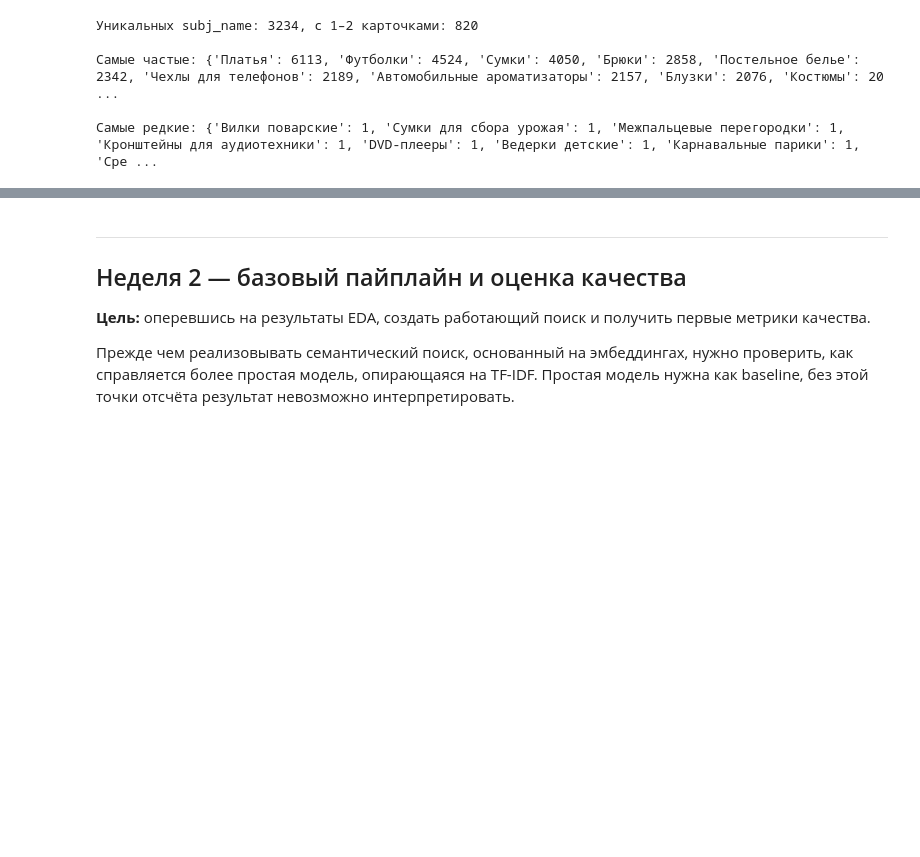
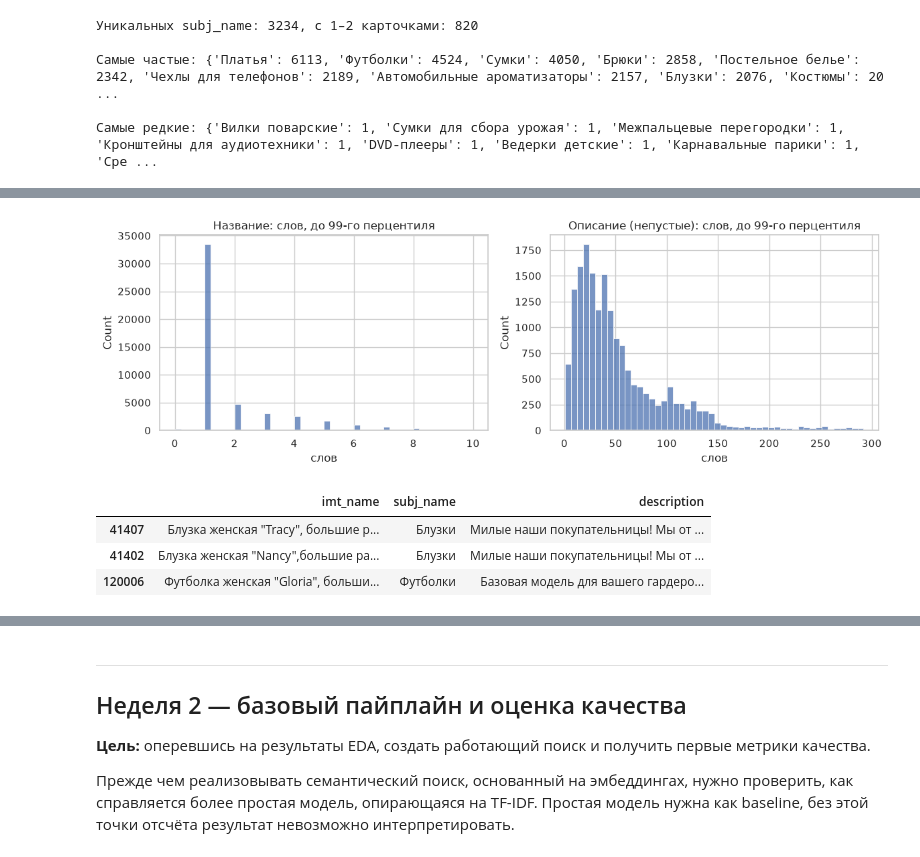
Before and after one commit to India-Lima/semantic-search, a Jupyter notebook: semantic_search_project.ipynb, the cells around one changed output, grey strips where cells are left out. Drawn from its saved outputs; the diff is of its cells as text; code cells hidden in the pictures; blank space fills up the shorter version.

```diff
--- a/semantic_search_project.ipynb
+++ b/semantic_search_project.ipynb
@@ -247,0 +301,16 @@ print("\nСамые редкие:", subj.tail(10).to_dict())
+# %%
+desc = cards_dom["description"].where(has_desc)
+lengths = pd.DataFrame(
+    {
+        "name_chars": cards_dom["imt_name"].str.len(),
+        "name_words": cards_dom["imt_name"].str.split().str.len(),
+        "desc_chars": desc.str.len(),
+        "desc_words": desc.str.split().str.len(),
+    }
+)
+display(lengths.describe(percentiles=[0.5, 0.9, 0.99]).round(1))
+for n in (200, 350):
+    print(
+        f"Описаний длиннее {n} слов: "
+        f"{(lengths['desc_words'] > n).sum() / has_desc.sum():.1%}"
+    )
@@ -247,0 +329,21 @@ print("\nСамые редкие:", subj.tail(10).to_dict())
+# %%
+fig, axes = plt.subplots(1, 2, figsize=(12, 4))
+for ax, col, title in zip(
+    axes, ["name_words", "desc_words"], ["Название", "Описание (непустые)"]
+):
+    s = lengths[col].dropna()
+    sns.histplot(s[s <= s.quantile(0.99)], bins=50, ax=ax)
+    ax.set(title=f"{title}: слов, до 99-го перцентиля", xlabel="слов")
+plt.tight_layout()
+plt.show()
+# %% [output]
+[figure, added]
+# %%
+cards_dom.loc[
+    lengths["desc_chars"].nlargest(3).index, ["imt_name", "subj_name", "description"]
+]
+# %% [output]
+|  | imt_name | subj_name | description |
+| 41407 | Блузка женская "Tracy", большие р... | Блузки | Милые наши покупательницы! Мы от ... |
+| 41402 | Блузка женская "Nancy",большие ра... | Блузки | Милые наши покупательницы! Мы от ... |
+| 120006 | Футболка женская "Gloria", больши... | Футболки | Базовая модель для вашего гардеро... |
```
Also changed, not shown: parts of 38 cells of this notebook, 1 other file.
